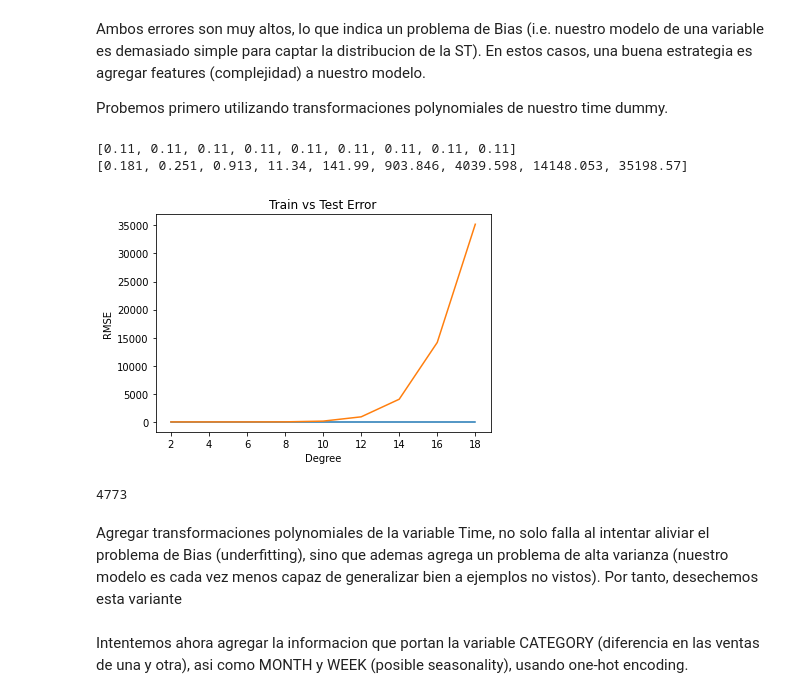
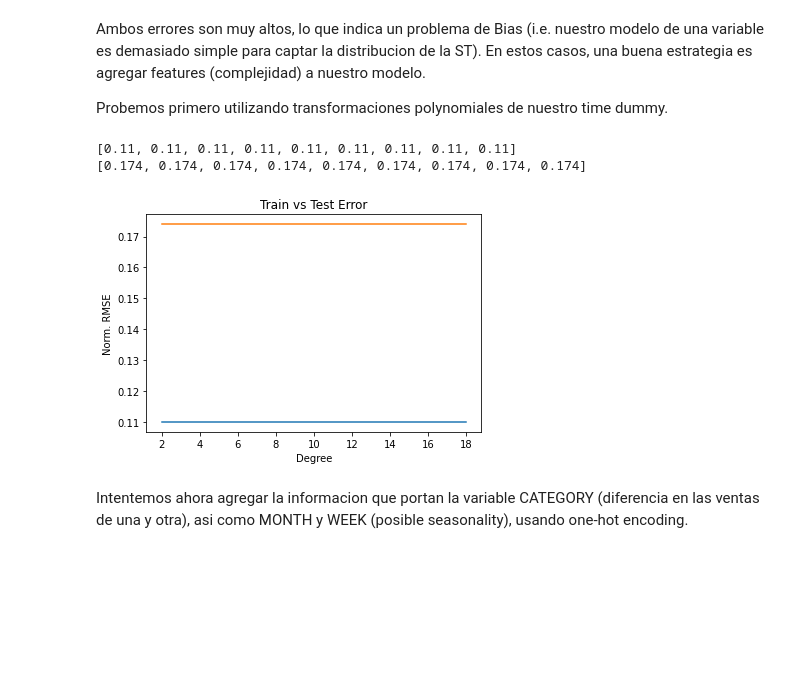
Before and after one commit to dmourlot89/MELI_challenge, a Jupyter notebook: MELI_DSChallenge_Q4(II).ipynb, the cells around one changed output. Cells and saved outputs as stored; diff of their text form; code cells hidden in the pictures; blank space fills up the shorter version.

```diff
--- a/MELI_DSChallenge_Q4(II).ipynb
+++ b/MELI_DSChallenge_Q4(II).ipynb
@@ -239,11 +239,11 @@ def trainTestModel(model, X_train, X_test, y_train, y_test):
   # Train error
   train_pred = model.predict(X_train)   # predictions for train dataset
   # use RMSE (real scale results) and normalize it to get 0-1 score
-  error_train = np.sqrt(mean_squared_error(y_train,train_pred))
+  error_train = mean_squared_error(y_train,train_pred, squared=False)
 
   # Test error
   test_pred = model.predict(X_test)
-  error_test = np.sqrt(mean_squared_error(y_test,test_pred))
+  error_test = mean_squared_error(y_train,train_pred, squared=False)
 
   return error_train, error_test
 # %%
@@ -252,7 +252,7 @@ def plotTrainVSTest(x_data, train_errors, test_errors):
   plt.plot(x_data,test_errors)
   plt.title("Train vs Test Error")
   plt.xlabel("Degree")
-  plt.ylabel("RMSE")
+  plt.ylabel("Norm. RMSE")
 
   plt.show()
 # %% [markdown]
@@ -261,7 +261,7 @@ Utilizar solamente nuestra variable time-step (time dummy 'Time') para entrenar
 X = working_df.iloc[:,2].to_frame()
 print(type(X))
 # Scale Time column (values too big compared to the other feature's values)
-#X_norm = minMaxNormalize(X.to_frame())
+X_norm = minMaxNormalize(X)
 y = working_df.loc[:,'UNITS_SOLD']
 
 # Split data into train and test dataset (75-25)
@@ -291,42 +291,36 @@ from sklearn.preprocessing import PolynomialFeatures
 # get Time column
 X = series_df.iloc[:,2].to_frame()
 train_errors = []
 test_errors = []
 degrees = range(2,20,2)
 for d in degrees:
   X_poly = PolynomialFeatures(d).fit_transform(X)
   # Scale Time column (exponentiated values would be
   # to big compared to Time and other feature's values)
   X_norm = minMaxNormalize(X_poly)
 
   # Split data into train and test dataset (75-25)
-  X_train, X_test, y_train, y_test = train_test_split(X_poly, y, test_size=0.25, random_state=42)
+  X_train, X_test, y_train, y_test = train_test_split(X_norm, y, test_size=0.25, random_state=42)
 
   # Create Linear Regression model
   lr_model = LinearRegression()
 
   # Train and test LR model
   error_train, error_test = trainTestModel(lr_model, X_train,X_test,y_train,y_test)
   # Normalize RMSE to get a 0-1 score
   error_train = error_train/(y_train.max() - y_train.min())
   error_test = error_test/(y_test.max() - y_test.min())
   train_errors.append(round(error_train,3))
   test_errors.append(round(error_test,3))
 
 print(train_errors)
 print(test_errors)
 
 plotTrainVSTest(degrees, train_errors, test_errors)
 # %% [output]
 [0.11, 0.11, 0.11, 0.11, 0.11, 0.11, 0.11, 0.11, 0.11]
-[0.181, 0.251, 0.913, 11.34, 141.99, 903.846, 4039.598, 14148.053, 35198.57]
+[0.174, 0.174, 0.174, 0.174, 0.174, 0.174, 0.174, 0.174, 0.174]
-[figure, old version]
+[figure, new version]
-# %%
-(y_test.max() - y_test.min())
-# %% [output]
-4773
-# %% [markdown]
-Agregar transformaciones polynomiales de la variable Time, no solo falla al intentar aliviar el problema de Bias (underfitting), sino que ademas agrega un problema de alta varianza (nuestro modelo es cada vez menos capaz de generalizar bien a ejemplos no vistos). Por tanto, desechemos esta variante
 # %% [markdown]
 Intentemos ahora agregar la informacion que portan la variable CATEGORY (diferencia en las ventas de una y otra), asi como MONTH y WEEK (posible seasonality), usando one-hot encoding.
 # %%
```
Also changed, not shown: parts of 14 cells of this notebook.
